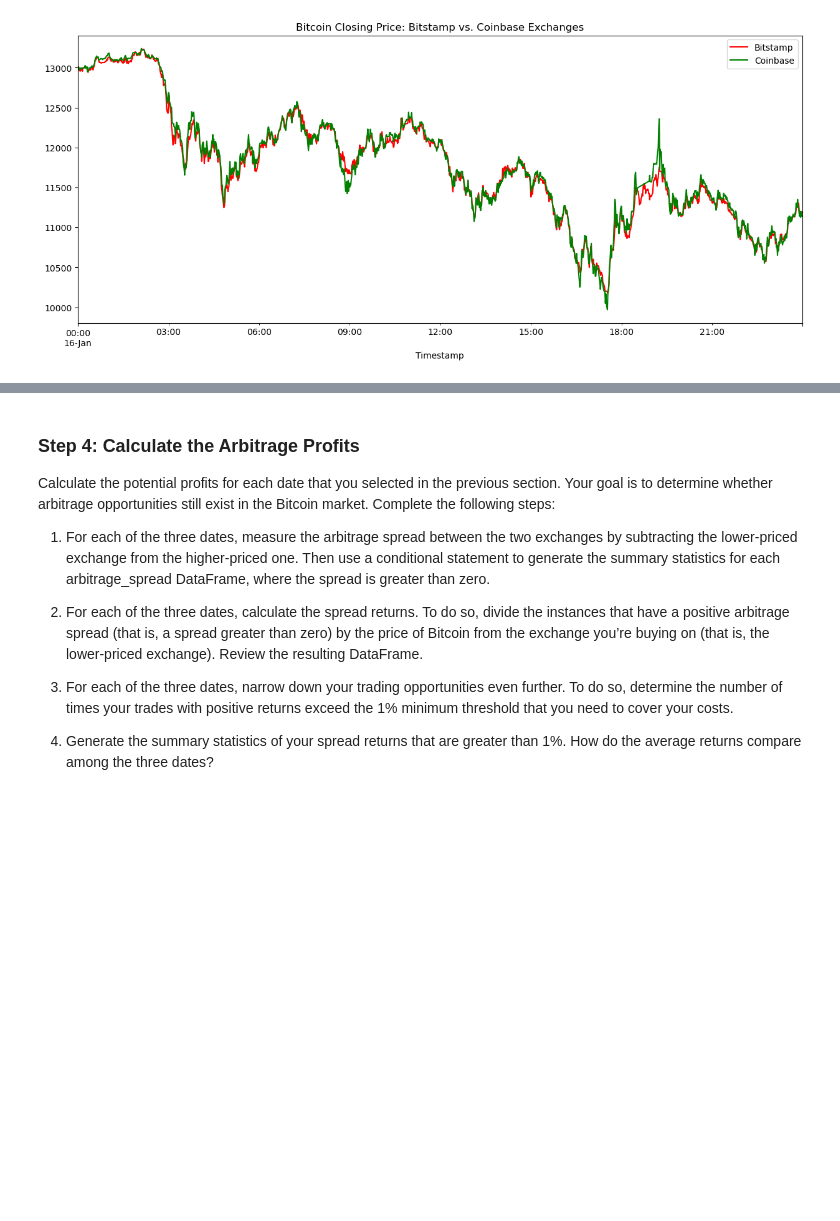
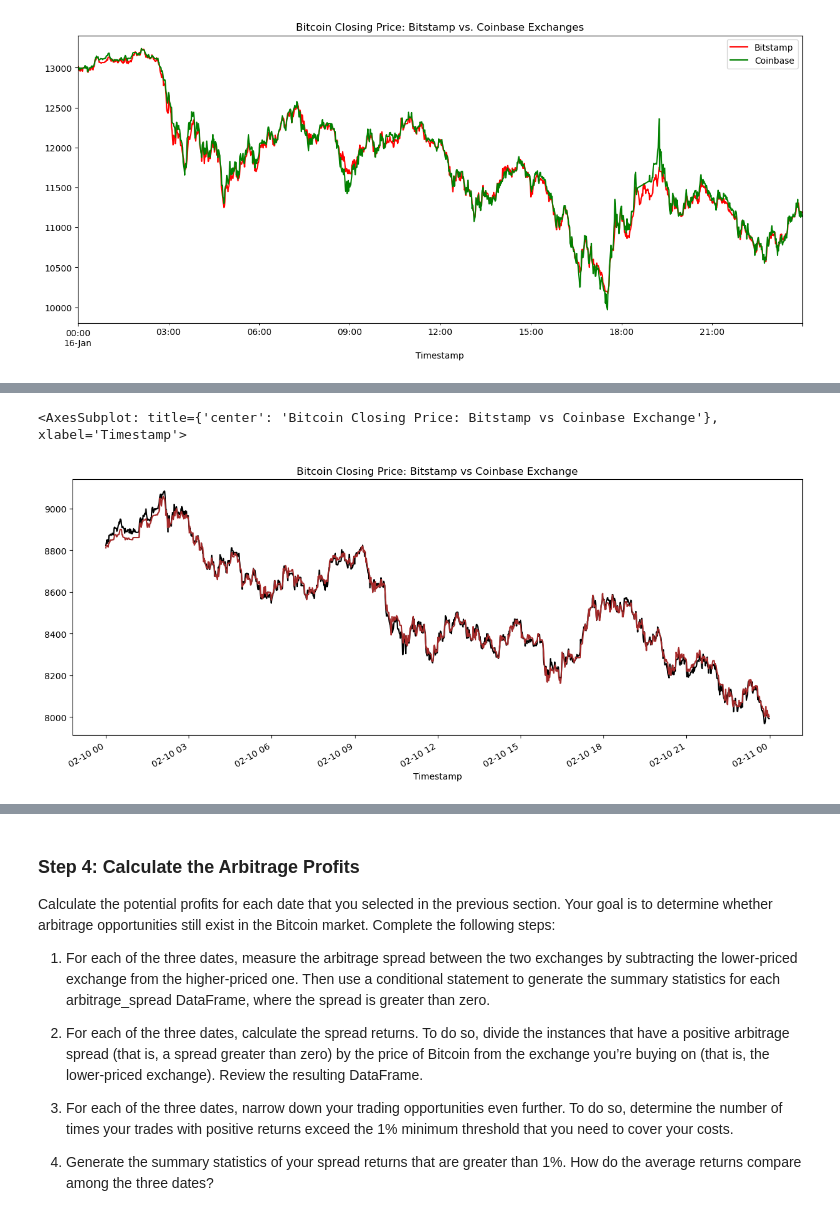
Before and after one commit to SkyRanger05/Module-Challenges, a Jupyter notebook: crypto_arbitrage.ipynb, the cells around one changed output, grey strips where cells are left out. Saved outputs shown, nothing was run; the diff lists cells and outputs as text; code cells hidden in the pictures; blank space fills up the shorter version.

```diff
--- a/crypto_arbitrage.ipynb
+++ b/crypto_arbitrage.ipynb
@@ -661,0 +682,8 @@ arbitrage_spread_middle = # YOUR CODE HERE
+# %%
+# Visualize the arbitrage spread from the middle of the dataset in a box plot
+# YOUR CODE HERE
+bitstamp_sliced.loc["2018-02-10"].plot(figsize=(15,6), title="Bitcoin Closing Price: Bitstamp vs Coinbase Exchange", color="black", label="Bitstamp")
+coinbase_sliced.loc["2018-02-10"].plot(figsize=(15,6), color="brown", label="Coinbase")
+# %% [output]
+<AxesSubplot: title={'center': 'Bitcoin Closing Price: Bitstamp vs Coinbase Exchange'}, xlabel='Timestamp'>
+[figure, added]
```
Also changed, not shown: parts of 16 cells of this notebook.
